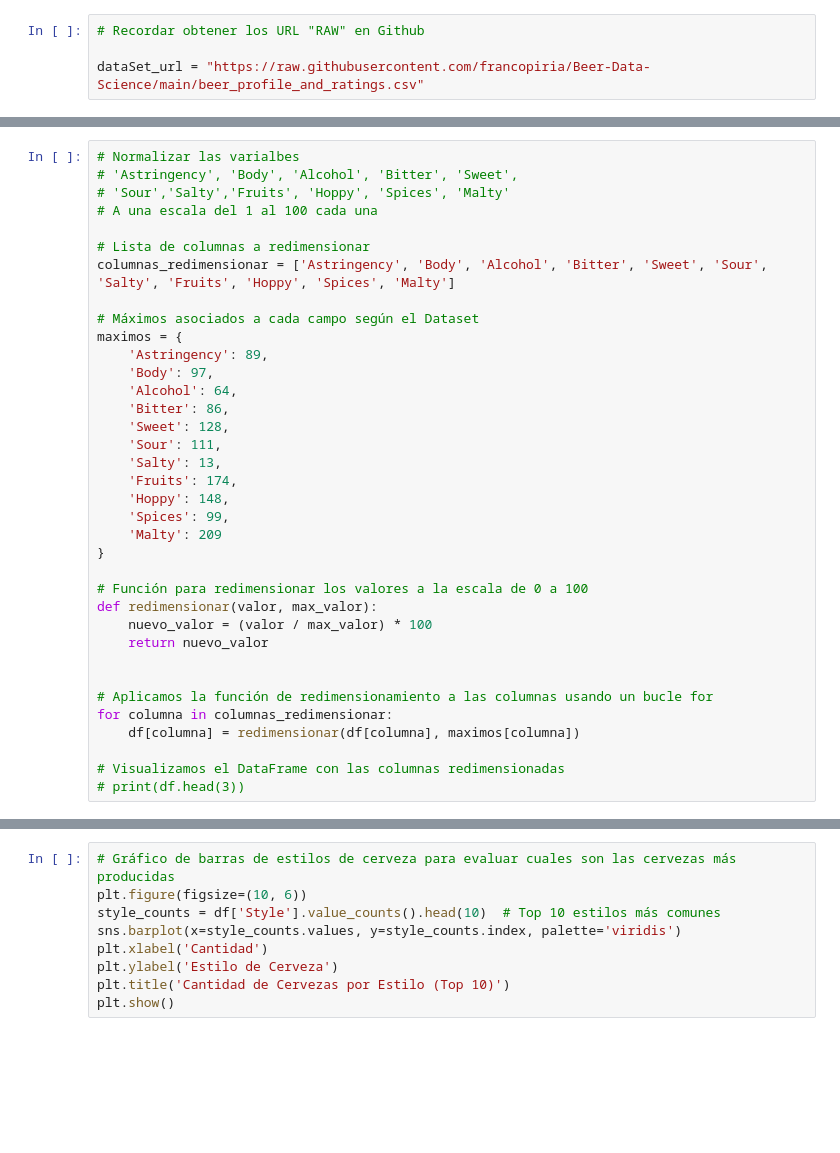
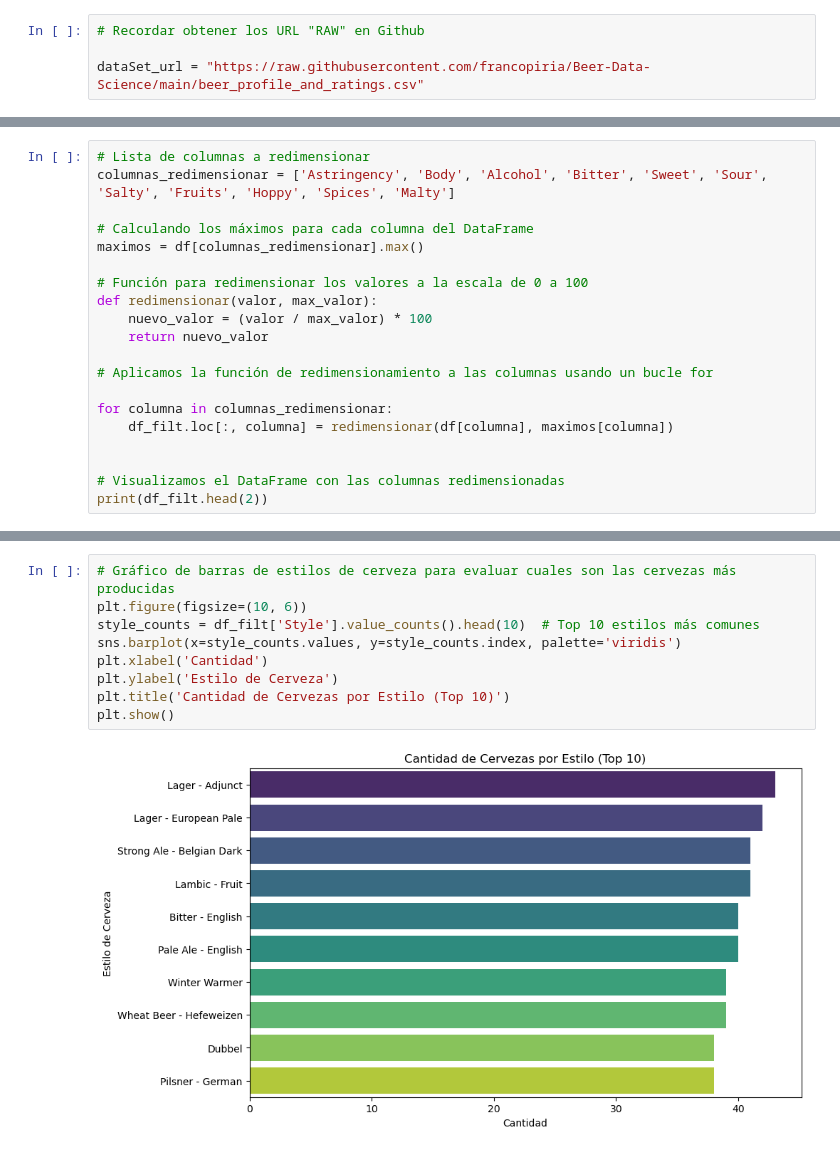
Before and after one commit to francopiria/Beer-Data-Science, a Jupyter notebook: FrancoPiria_DataScienceProject.ipynb, the cells around one changed output, grey strips where cells are left out. Cells and saved outputs as stored; diff of their text form; blank space fills up the shorter version.

```diff
--- a/FrancoPiria_DataScienceProject.ipynb
+++ b/FrancoPiria_DataScienceProject.ipynb
@@ -30,36 +148,20 @@ print(len(df))
 # %%
-# Normalizar las varialbes
-# 'Astringency', 'Body', 'Alcohol', 'Bitter', 'Sweet',
-# 'Sour','Salty','Fruits', 'Hoppy', 'Spices', 'Malty'
-# A una escala del 1 al 100 cada una
-
 # Lista de columnas a redimensionar
 columnas_redimensionar = ['Astringency', 'Body', 'Alcohol', 'Bitter', 'Sweet', 'Sour', 'Salty', 'Fruits', 'Hoppy', 'Spices', 'Malty']
 
-# Máximos asociados a cada campo según el Dataset
-maximos = {
-    'Astringency': 89,
-    'Body': 97,
-    'Alcohol': 64,
-    'Bitter': 86,
-    'Sweet': 128,
-    'Sour': 111,
-    'Salty': 13,
-    'Fruits': 174,
-    'Hoppy': 148,
-    'Spices': 99,
-    'Malty': 209
-}
+# Calculando los máximos para cada columna del DataFrame
+maximos = df[columnas_redimensionar].max()
 
 # Función para redimensionar los valores a la escala de 0 a 100
 def redimensionar(valor, max_valor):
     nuevo_valor = (valor / max_valor) * 100
     return nuevo_valor
 
+# Aplicamos la función de redimensionamiento a las columnas usando un bucle for
 
-# Aplicamos la función de redimensionamiento a las columnas usando un bucle for
 for columna in columnas_redimensionar:
-    df[columna] = redimensionar(df[columna], maximos[columna])
+    df_filt.loc[:, columna] = redimensionar(df[columna], maximos[columna])
+
 
 # Visualizamos el DataFrame con las columnas redimensionadas
-# print(df.head(3))
+print(df_filt.head(2))
@@ -108,9 +330,11 @@ for columna in score_variables_names:
 # %%
 # Gráfico de barras de estilos de cerveza para evaluar cuales son las cervezas más producidas
 plt.figure(figsize=(10, 6))
-style_counts = df['Style'].value_counts().head(10)  # Top 10 estilos más comunes
+style_counts = df_filt['Style'].value_counts().head(10)  # Top 10 estilos más comunes
 sns.barplot(x=style_counts.values, y=style_counts.index, palette='viridis')
 plt.xlabel('Cantidad')
 plt.ylabel('Estilo de Cerveza')
 plt.title('Cantidad de Cervezas por Estilo (Top 10)')
 plt.show()
+# %% [output]
+[figure, added]
```
Also changed, not shown: parts of 39 cells of this notebook.
